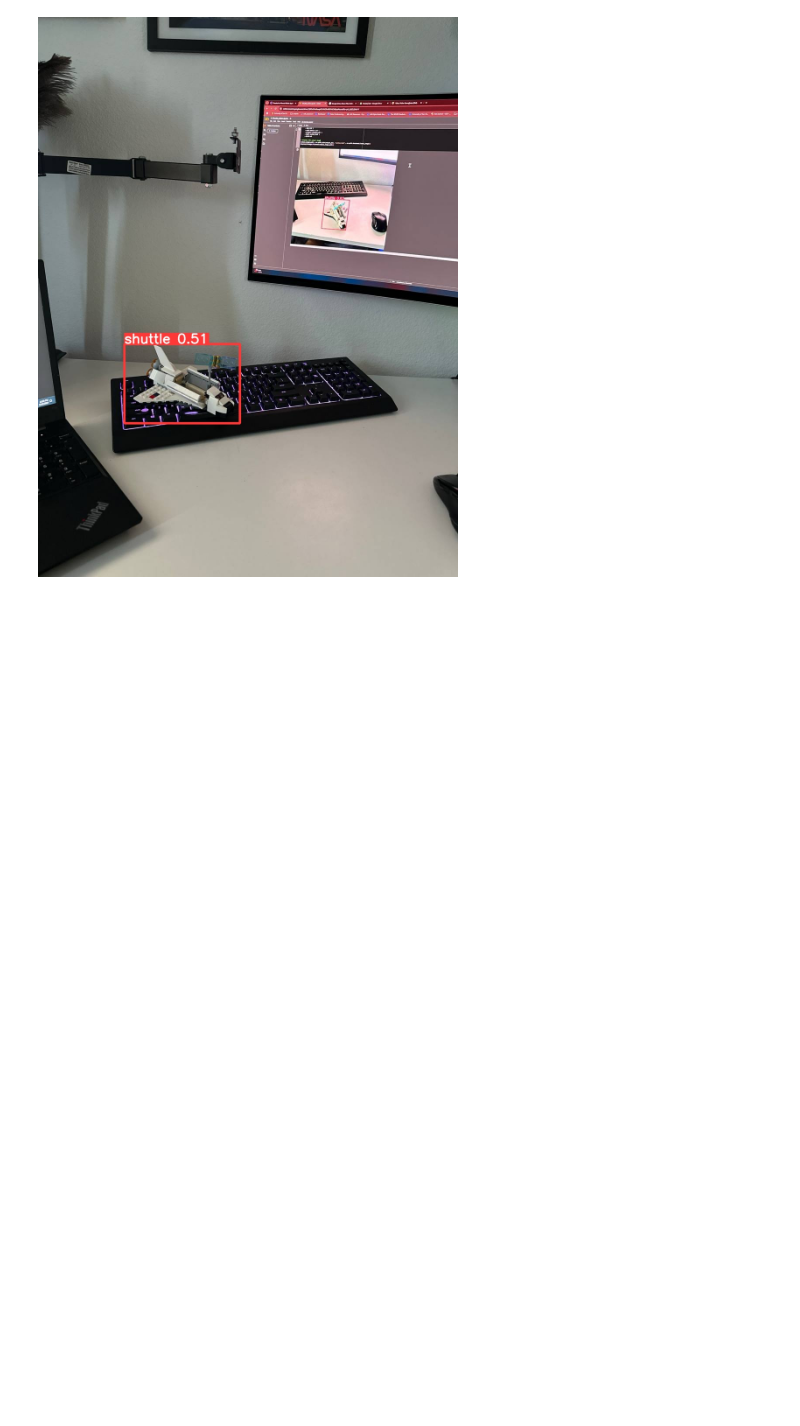
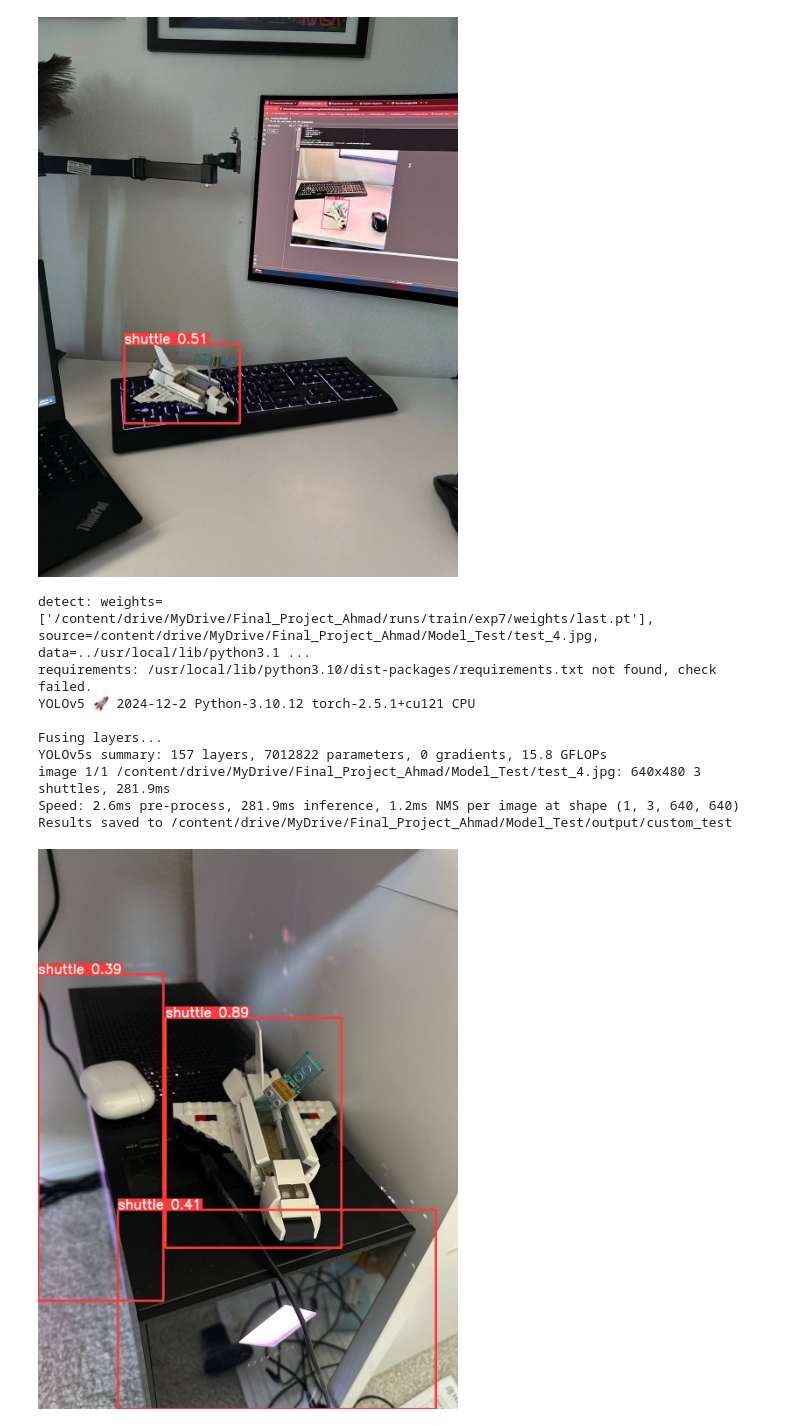
Before and after one commit to elan-wilkinson/OrientationDetectionLegoAerospaceAssembly, a Jupyter notebook: Shuttle_Vision_YOLO.ipynb, the cells around one changed output. Cells and saved outputs as stored; diff of their text form; code cells hidden in the pictures; blank space fills up the shorter version.

Commit message:
Trained YOLO Model with Half and Full Shuttle

```diff
--- a/Shuttle_Vision_YOLO.ipynb
+++ b/Shuttle_Vision_YOLO.ipynb
@@ -312,3 +310,36 @@ image 1/1 /content/drive/MyDrive/Final_Project_Ahmad/Model_Test/test_2.jpg: 640x
 Speed: 7.3ms pre-process, 307.6ms inference, 1.2ms NMS per image at shape (1, 3, 640, 640)
 Results saved to /content/drive/MyDrive/Final_Project_Ahmad/Model_Test/output/custom_test
 [figure]
+# %%
+import os
+from IPython.display import Image as IPImage, display
+
+model_weights = '/content/drive/MyDrive/Final_Project_Ahmad/runs/train/exp7/weights/last.pt'  # Path to the trained model
+input_image = '/content/drive/MyDrive/Final_Project_Ahmad/Model_Test/test_4.jpg'  # Path to new image for testing (never seen before)
+output_dir = '/content/drive/MyDrive/Final_Project_Ahmad/Model_Test/output'  # Directory to save results
+os.makedirs(output_dir, exist_ok=True)
+
+# Run inference using detect.py
+!python3 /usr/local/lib/python3.10/dist-packages/yolov5/detect.py \
+    --weights $model_weights \
+    --source $input_image \
+    --img 640 \
+    --conf-thres 0.25 \
+    --project $output_dir \
+    --name custom_test \
+    --exist-ok
+
+# Display the output image
+output_image_path = os.path.join(output_dir, 'custom_test', os.path.basename(input_image))
+display(IPImage(filename=output_image_path))
+# %% [output]
+detect: weights=['/content/drive/MyDrive/Final_Project_Ahmad/runs/train/exp7/weights/last.pt'], source=/content/drive/MyDrive/Final_Project_Ahmad/Model_Test/test_4.jpg, data=../usr/local/lib/python3.1 ...
+requirements: /usr/local/lib/python3.10/dist-packages/requirements.txt not found, check failed.
+YOLOv5 🚀 2024-12-2 Python-3.10.12 torch-2.5.1+cu121 CPU
+
+Fusing layers...
+YOLOv5s summary: 157 layers, 7012822 parameters, 0 gradients, 15.8 GFLOPs
+image 1/1 /content/drive/MyDrive/Final_Project_Ahmad/Model_Test/test_4.jpg: 640x480 3 shuttles, 281.9ms
+Speed: 2.6ms pre-process, 281.9ms inference, 1.2ms NMS per image at shape (1, 3, 640, 640)
+Results saved to /content/drive/MyDrive/Final_Project_Ahmad/Model_Test/output/custom_test
+[figure, added]
```
Also changed, not shown: parts of 15 cells of this notebook.
